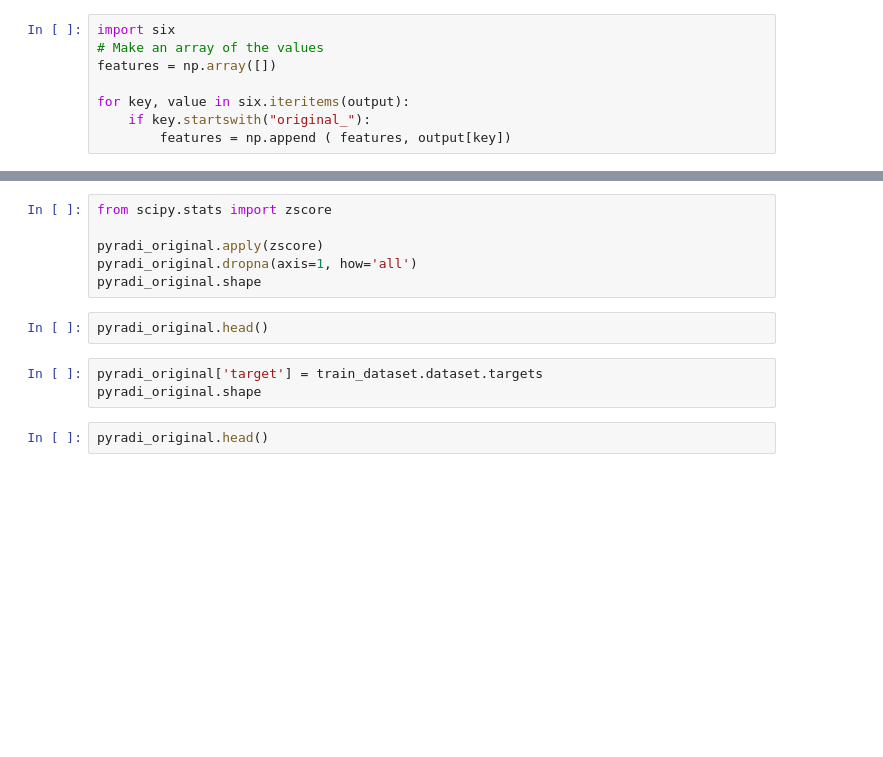
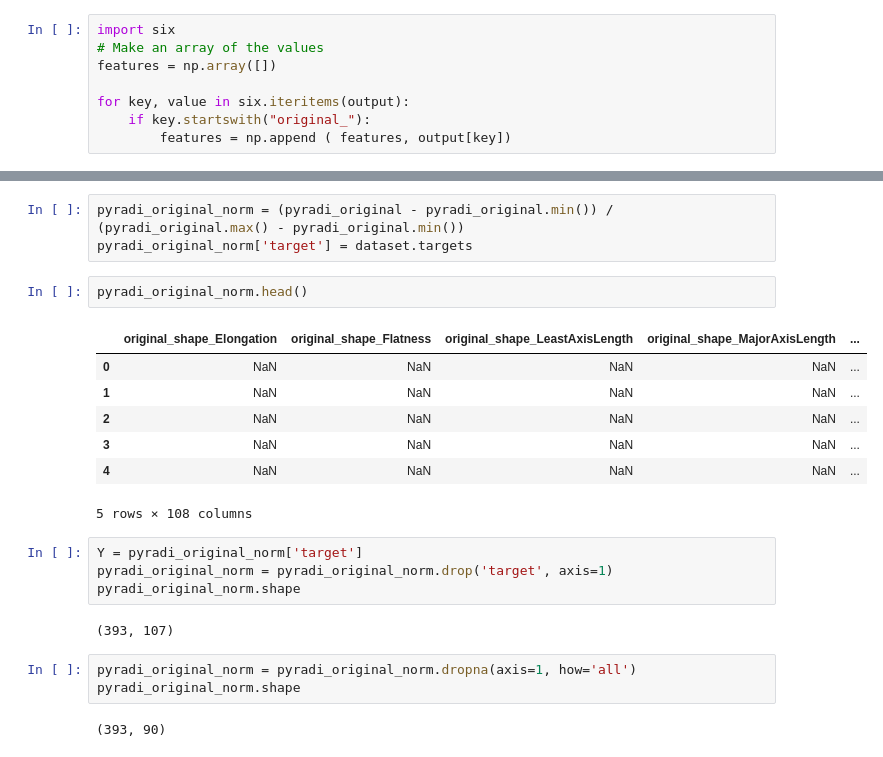
Before and after one commit to MahsaPaknezhad/RadiomicsTutorial, a Jupyter notebook: trunk_analysis.ipynb, the cells around one changed output, grey strips where cells are left out. Drawn from its saved outputs; the diff is of its cells as text; blank space fills up the shorter version.

```diff
--- a/trunk_analysis.ipynb
+++ b/trunk_analysis.ipynb
@@ -159,13 +207,24 @@ pyradi_original.head()
+# %%
+pyradi_original_norm = (pyradi_original - pyradi_original.min()) / (pyradi_original.max() - pyradi_original.min())
+pyradi_original_norm['target'] = dataset.targets
+# %%
+pyradi_original_norm.head()
+# %% [output]
+|  | original_shape_Elongation | original_shape_Flatness | original_shape_LeastAxisLength | original_shape_MajorAxisLength | ... |
+| 0 | NaN | NaN | NaN | NaN | ... |
+| 1 | NaN | NaN | NaN | NaN | ... |
+| 2 | NaN | NaN | NaN | NaN | ... |
+| 3 | NaN | NaN | NaN | NaN | ... |
+| 4 | NaN | NaN | NaN | NaN | ... |
+5 rows × 108 columns
+# %%
+Y = pyradi_original_norm['target']
+pyradi_original_norm = pyradi_original_norm.drop('target', axis=1)
+pyradi_original_norm.shape
+# %% [output]
+(393, 107)
 # %%
-from scipy.stats import zscore
-
-pyradi_original.apply(zscore)
-pyradi_original.dropna(axis=1, how='all')
-pyradi_original.shape
+pyradi_original_norm = pyradi_original_norm.dropna(axis=1, how='all')
+pyradi_original_norm.shape
+# %% [output]
+(393, 90)
-# %%
-pyradi_original.head()
-# %%
-pyradi_original['target'] = train_dataset.dataset.targets
-pyradi_original.shape
-# %%
-pyradi_original.head()
```
Also changed, not shown: parts of 30 cells of this notebook, 4 other files.
